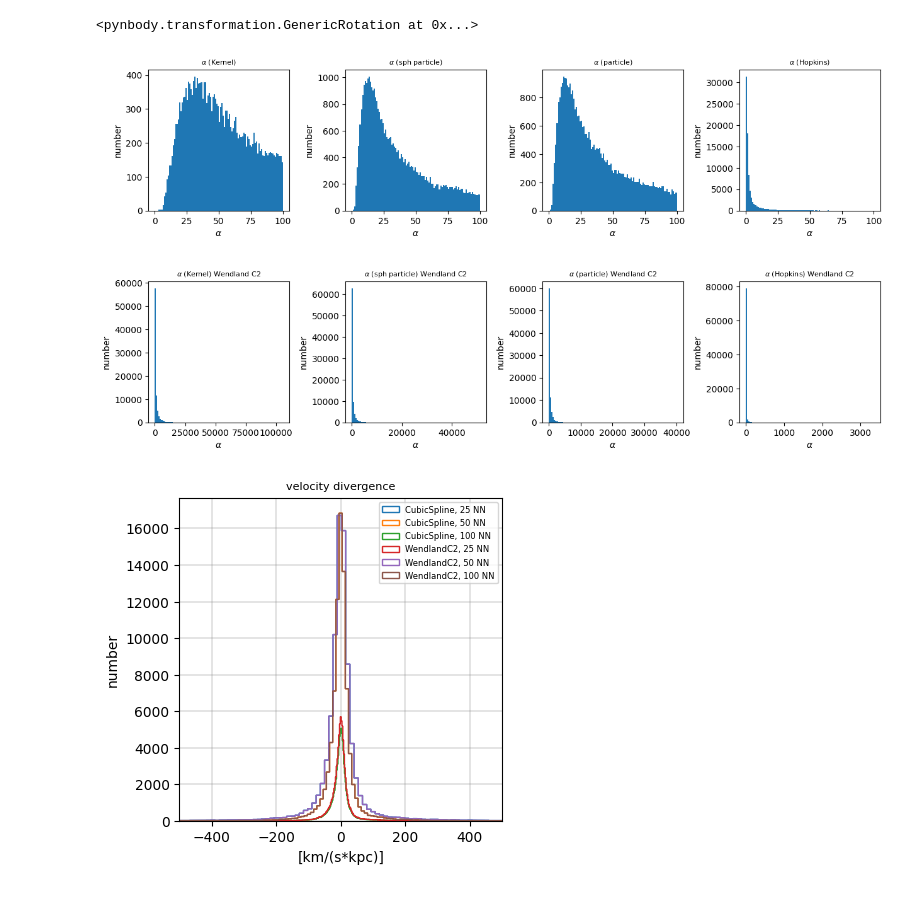
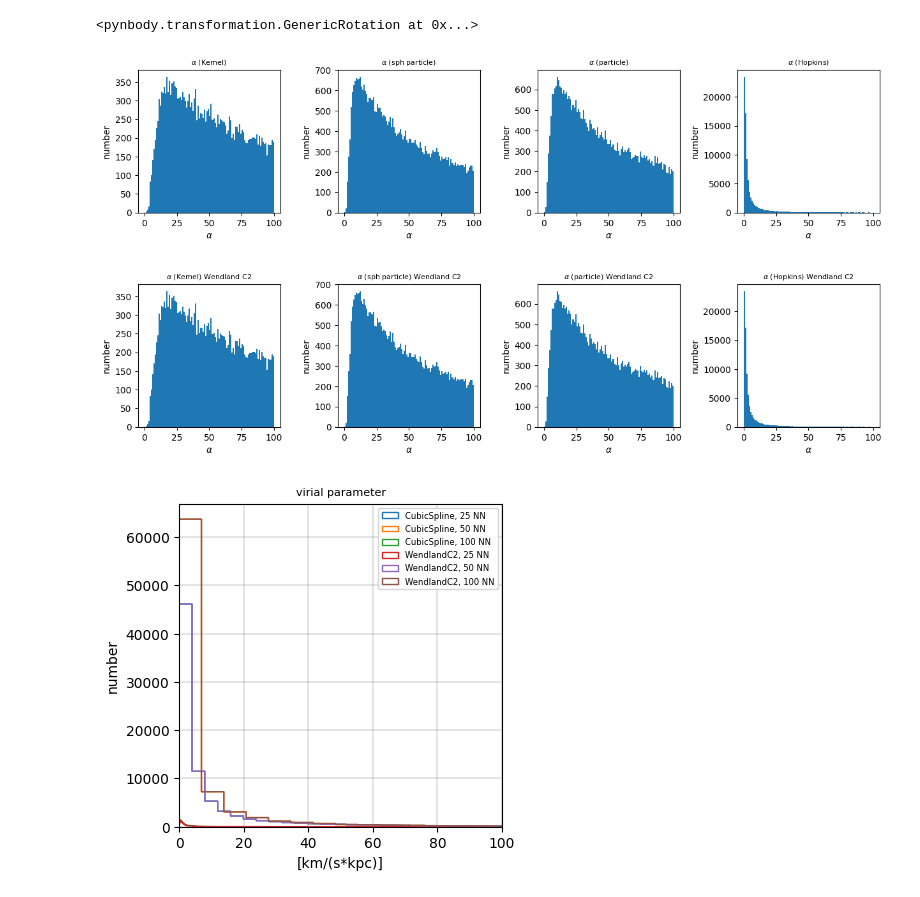
Before and after one commit to Evafranck/star_formation, a Jupyter notebook: star_formation_neu.ipynb, the cells around one changed output. Saved outputs shown, nothing was run; the diff lists cells and outputs as text; code cells hidden in the pictures.

```diff
--- a/star_formation_neu.ipynb
+++ b/star_formation_neu.ipynb
@@ -60,0 +14,4 @@ def vel_curl(self):
+# %%
+pynbody.config["number_of_threads"] = 2
+pynbody.config["sph"]["Kernel"] = 'CubicSpline'
+pynbody.config['sph']['smooth-particles'] = 100
@@ -114,2 +96,0 @@ gal_low_alpha_4 = gal.g[low_alpha_4]
-# %%
-pynbody.config['sph']['smooth-particles'] = 50
@@ -176,35 +201,35 @@ gal.g['radius_2'] = gal.g['radius']
 gal.g['radius_2'] = (m_sph.in_units('kg')/gal.g['rho']*((3.0857e+19)**3/(2e+30))*3/(4*np.pi))**(1/3)
 gal.g['radius_3'] = gal.g['radius']
 gal.g['radius_3'] = (m_part.in_units('kg')/gal.g['rho']*((3.0857e+19)**3/(2e+30))*3/(4*np.pi))**(1/3)
 
 gal.g['alpha'] = (5*(gal.g['v_disp'].in_units('m s**-1'))**2*gal.g['radius']/(3*constants.G*units.m**3*units.kg**-1*units.s**-2*m_sph.in_units('kg'))).in_units(1)
 gal.g['alpha_2'] = (5*(gal.g['v_disp'].in_units('m s**-1'))**2*gal.g['radius_2']/(3*constants.G*units.m**3*units.kg**-1*units.s**-2*m_sph.in_units('kg'))).in_units(1)
 gal.g['alpha_3'] = (5*(gal.g['v_disp'].in_units('m s**-1'))**2*gal.g['radius_3']/(3*constants.G*units.m**3*units.kg**-1*units.s**-2*m_part.in_units('kg'))).in_units(1)
 gal.g['alpha_4'] = 1/4*(np.abs(gal.g['v_div'].in_units('s**-1'))**2+np.sqrt(gal.g['v_curl2'].in_units('s**-2'))**2)/(constants.G*units.m**3*units.kg**-1*gal.g['rho'].in_units('kg m**-3')).in_units(1)
 #gal.g['alpha_5'] = # mit Ekin und Epot
 
 b = 2.02
 gal.g['efficiency'] = np.exp(-b*gal.g['alpha_4']**(1/2))
 
 low_alpha = f.LowPass('alpha', '100')
 low_alpha_2 = f.LowPass('alpha_2', '100')
 low_alpha_3 = f.LowPass('alpha_3', '100')
 low_alpha_4 = f.LowPass('alpha_4', '100')
 
 gal_low_alpha = gal.g[low_alpha]
 gal_low_alpha_2 = gal.g[low_alpha_2]
 gal_low_alpha_3 = gal.g[low_alpha_3]
 gal_low_alpha_4 = gal.g[low_alpha_4]
 
 for n in range(4,8):
     ax = fig.add_subplot(gs0[n])
-    ax.hist(gal.g[alpha[n-4]], bins = 100)
+    ax.hist(gal.g[alpha[n-4]], bins = 100, range = (0,100))
     ax.set_title(r'$\alpha$ ' + title[n-4] + ' Wendland C2', wrap = True, fontsize = 8)
     ax.set_xlabel(r'$\alpha$')
     ax.set_ylabel('number')
     ax.set_aspect(1./ax.get_data_ratio())
 # %% [output]
-[figure, old version]
+[figure, new version]
 # %%
 key_list = ['rho', 'v_disp', 'v_div', 'alpha_4']
 range_list = [(0, 0.6e9), (0, 200), (-500, 500), (0, 100)]
@@ -215,7 +240,7 @@ label = ['CubicSpline, 25 NN', 'CubicSpline, 50 NN', 'CubicSpline, 100 NN', 'Wen
 fig = plt.figure(figsize = (10,10))
 gs0 = gd.GridSpec(2, 2, figure=fig, wspace = 0.4)
 
-for n in range(2, 3):
+for n in range(3, 4):
     ax = fig.add_subplot(gs0[n])
     for i in range(3):
 
@@ -269,7 +294,7 @@ for n in range(2, 3):
         gal_low_alpha_3 = gal.g[low_alpha_3]
         gal_low_alpha_4 = gal.g[low_alpha_4]
 
-        ax.hist(gal.g[key_list[n]], bins = 1000, label = label[i], histtype = 'step')
+        ax.hist(gal.g[key_list[n]], bins = 100000, label = label[i], histtype = 'step')
 
     #changing kernel
     pynbody.config['sph']['Kernel'] = 'WendlandC2'
@@ -334,7 +359,7 @@ for n in range(2, 3):
     gal_low_alpha_4 = gal.g[low_alpha_4]
 
     for i in range(3,6):
-        ax.hist(gal.g[key_list[n]], bins = 1000, label = label[i], histtype = 'step')
+        ax.hist(gal.g[key_list[n]], bins = 100000, label = label[i], histtype = 'step')
 
         #changing number of nearest neighbours
         pynbody.config['sph']['smooth-particles'] = nn[i-3]
@@ -394,7 +419,7 @@ for n in range(2, 3):
     ax.grid(linewidth = 0.3, color = 'grey')
     ax.legend(fontsize = 6)
 # %% [output]
-[figure, old version]
+[figure, new version]
 # %%
 fig = plt.figure(figsize = (15,10))
 
```
Also changed, not shown: parts of 9 cells of this notebook, 9 other files.
